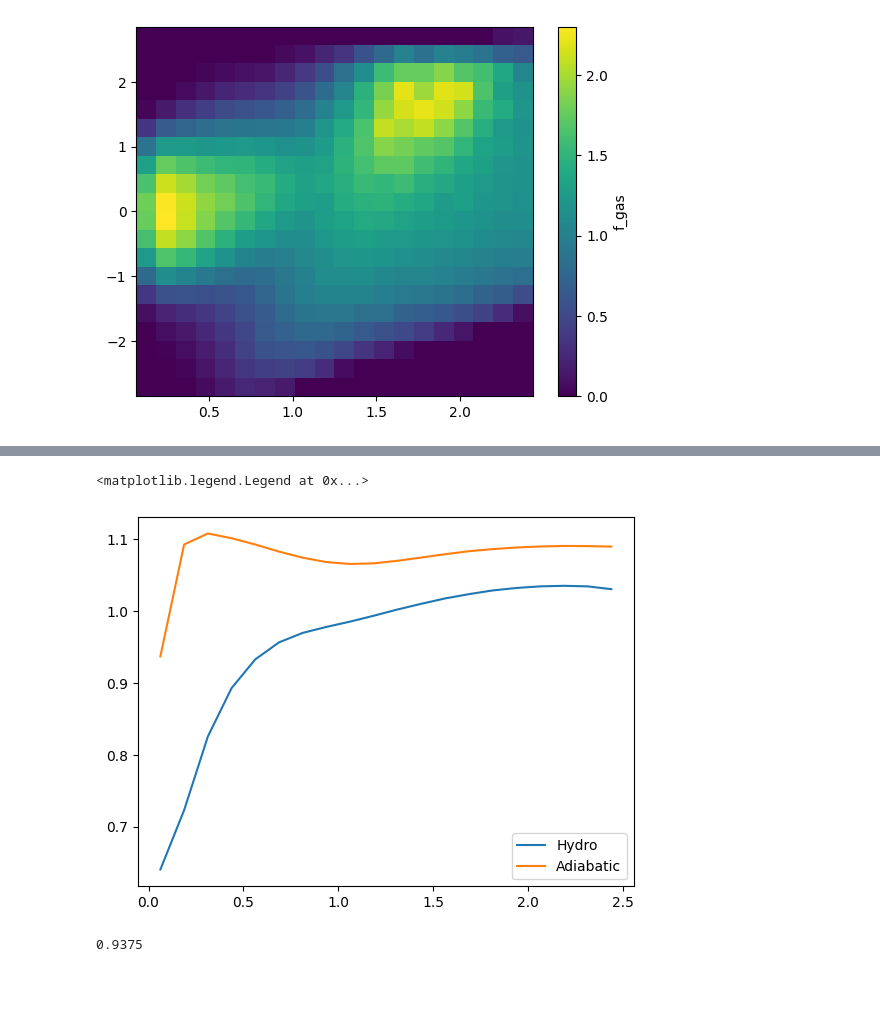
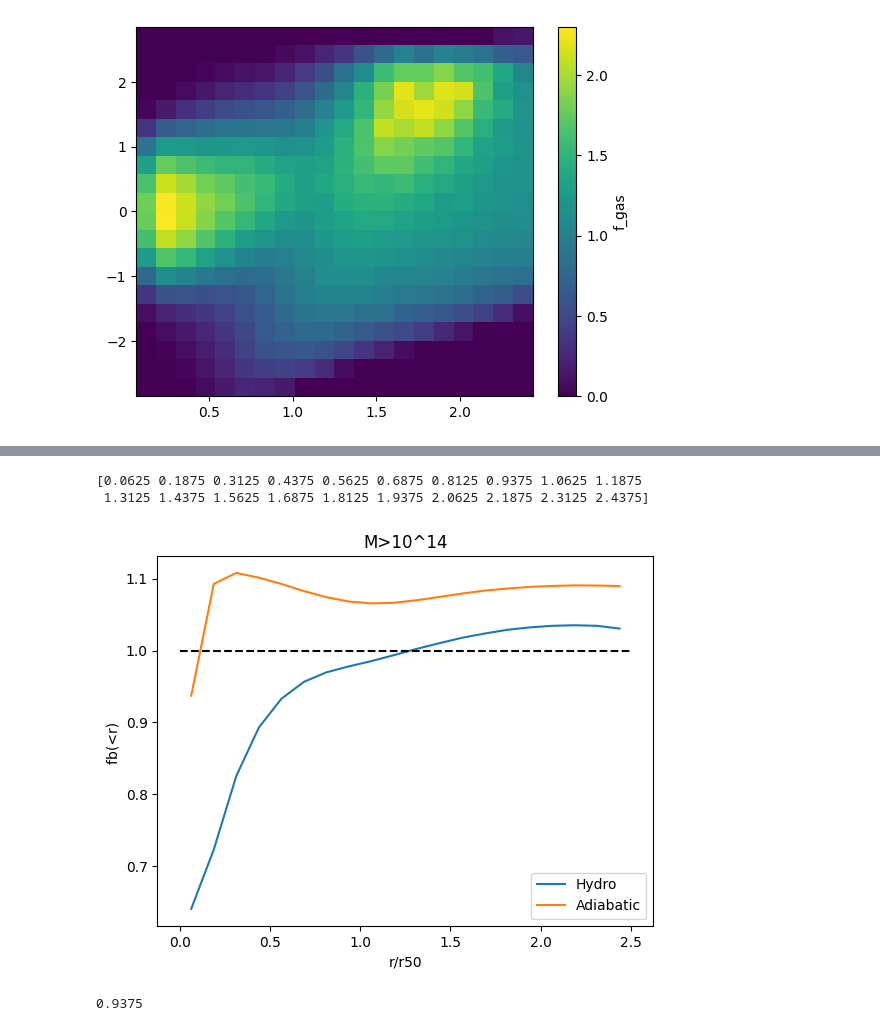
Before and after one commit to yjqqyjq/code, a Jupyter notebook: fgas_2d.ipynb, the cells around one changed output, grey strips where cells are left out. Drawn from its saved outputs; the diff is of its cells as text; code cells hidden in the pictures; blank space fills up the shorter version.

```diff
--- a/fgas_2d.ipynb
+++ b/fgas_2d.ipynb
@@ -81,20 +124,26 @@ Text(0, 0.5, 'fb ')
 # %%
 hga=np.cumsum(np.sum(hg,axis=2),axis=1)
 hdma=np.cumsum(np.sum(hdm,axis=2),axis=1)
 hsa=np.cumsum(np.sum(hs,axis=2),axis=1)
 hga_ad=np.cumsum(np.sum(hg_ad,axis=2),axis=1)
 hdma_ad=np.cumsum(np.sum(hdm_ad,axis=2),axis=1)
 h_accu=(hga*8.56+hsa*6.54)/(hdma*45.2+hga*8.56+hsa*6.54)/(0.0494/0.316)
 per=np.percentile(h_accu,[25,50,75],axis=0)
 
 h_accu_ad=(hga_ad*8.56)/(hdma_ad*45.2+hga_ad*8.56)/(0.0494/0.316)
 fig=plt.figure()
 ax=fig.add_subplot(111)
 ax.plot(bin,per[1],label='Hydro')
 per=np.percentile(h_accu_ad,[25,50,75],axis=0)
 ax.plot(bin,per[1],label='Adiabatic')
+ax.hlines(1,0,2.5,color='k',linestyles='dashed')
 ax.legend()
+ax.set_title('M>10^14')
+ax.set_xlabel('r/r50')
+ax.set_ylabel('fb(<r) ')
+print(bin)
 # %% [output]
-<matplotlib.legend.Legend at 0x...>
+[0.0625 0.1875 0.3125 0.4375 0.5625 0.6875 0.8125 0.9375 1.0625 1.1875
+ 1.3125 1.4375 1.5625 1.6875 1.8125 1.9375 2.0625 2.1875 2.3125 2.4375]
-[figure, old version]
+[figure, new version]
 # %%
```
Also changed, not shown: parts of 6 cells of this notebook, 20 other files.
